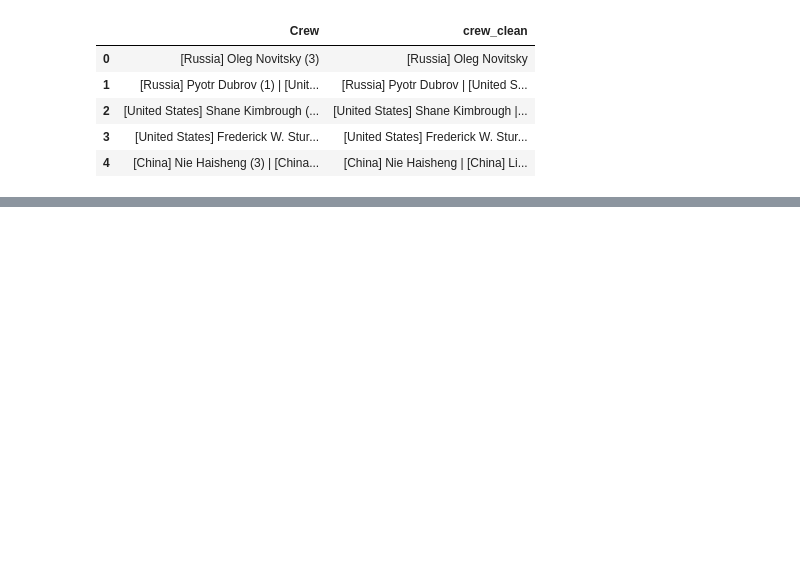
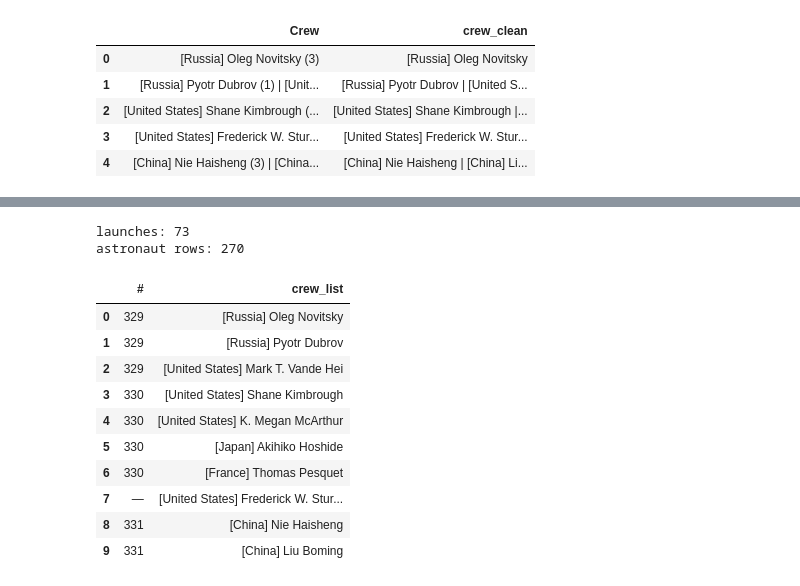
Before and after one commit to MayaVolkov/astronaut-missions-analysis, a Jupyter notebook: Astronaut_Mission_Analysis_.ipynb, the cells around one changed output, grey strips where cells are left out. Drawn from its saved outputs; the diff is of its cells as text; code cells hidden in the pictures; blank space fills up the shorter version.

Commit message:
drop blank rows, remove footnotes, explode into one row per astronaut

```diff
--- a/Astronaut_Mission_Analysis_.ipynb
+++ b/Astronaut_Mission_Analysis_.ipynb
@@ -330,0 +329,11 @@ missions[["Crew", "crew_clean"]].head()
+# %%
+# 1. drop rows where every column is blank (spacer rows from the Wikipedia table)
+missions = missions.dropna(how="all").copy()
+# 2. trim stray pipes and spaces off the ends of each crew cell
+missions["crew_clean"] = missions["crew_clean"].str.strip(" |")
+# 3. remove Wikipedia footnote markers like [1] and [a]
+footnotes = ["[1]", "[2]", "[3]", "[a]", "[b]"]
+for note in footnotes:
+    missions["crew_clean"] = missions["crew_clean"].str.replace(note, "", regex=False)
+# 4. split each crew into a list of astronauts
+missions["crew_list"] = missions["crew_clean"].str.split(" | ", regex=False)
@@ -330,0 +391,22 @@ missions[["Crew", "crew_clean"]].head()
+# %%
+# one row per astronaut: each person in crew_list gets their own row
+# reset_index gives each row a new unique label (0, 1, 2, ...); drop=True throws away the old labels
+astronauts = missions.explode("crew_list").reset_index(drop=True)
+
+print("launches:", len(missions))
+print("astronaut rows:", len(astronauts))
+astronauts[["#", "crew_list"]].head(10)
+# %% [output]
+launches: 73
+astronaut rows: 270
+|  | # | crew_list |
+| 0 | 329 | [Russia] Oleg Novitsky |
+| 1 | 329 | [Russia] Pyotr Dubrov |
+| 2 | 329 | [United States] Mark T. Vande Hei |
+| 3 | 330 | [United States] Shane Kimbrough |
+| 4 | 330 | [United States] K. Megan McArthur |
+| 5 | 330 | [Japan] Akihiko Hoshide |
+| 6 | 330 | [France] Thomas Pesquet |
+| 7 | — | [United States] Frederick W. Stur... |
+| 8 | 331 | [China] Nie Haisheng |
+| 9 | 331 | [China] Liu Boming |
```
Also changed, not shown: parts of 62 cells of this notebook.
